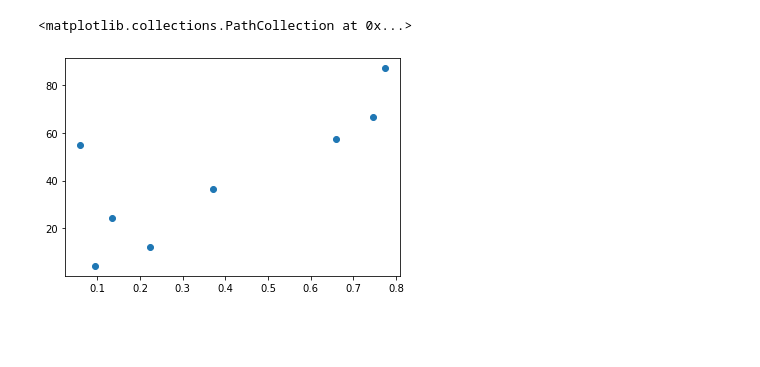
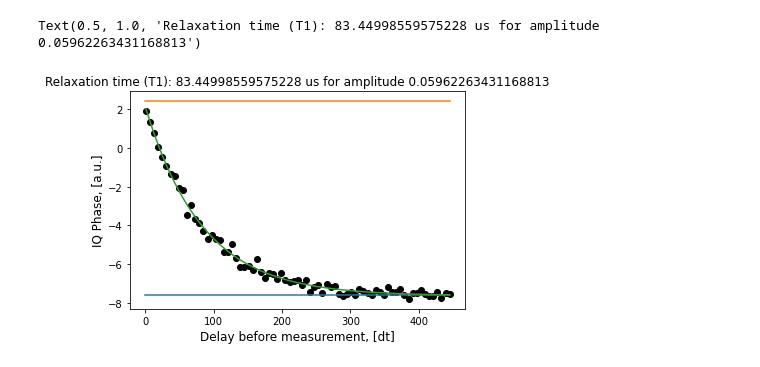
Before and after one commit to noahberthusen/Benewop-benchmarking, a Jupyter notebook: Amplitude_vs_T1.ipynb, the cells around one changed output. Cells and saved outputs as stored; diff of their text form; code cells hidden in the pictures; blank space fills up the shorter version.

```diff
--- a/Amplitude_vs_T1.ipynb
+++ b/Amplitude_vs_T1.ipynb
@@ -91,3 +93,12 @@ array([   4500.,   31500.,   58500.,   85500.,  112500.,  139500.,
+# %%
+pulse_info = [[16, 80, 0.746812671196298],
+ [16, 112, 0.7728705049061994],
+ [16, 176, 0.6585249221137706],
+ [32, 256, 0.3697423251225845],
+ [48, 400, 0.22222851740909544],
+ [80, 608, 0.13313518634587407],
+ [112, 944, 0.09471767851172616],
+ [176, 1440, 0.05962263431168813]]
 # %%
 time_max_us = 450
 time_step_us = 6
@@ -106,15 +117,16 @@ for i in range(len(pulse_info)):
                                                       name=f"Rabi drive amplitude = {pulse_info[i][2]}"), drive_chan)
 #         sched += qiskit.pulse.Play(SamplePulse(Xp(qb).samples, name=f'Xp{qb}'), drive_chan)
 
-        sched += measure << (sched.duration + int(delay))
+        sched |= measure << int(delay)
         t1_schedules.append(sched)
 
-num_shots = 1024
+num_shots = 512
 
-t1_experiment = assemble(t1_schedules,
-                        backend=backend,
-                        meas_level=1,
-                        meas_return='avg',
-                        shots=num_shots,
-                        schedule_los=[{drive_chan: defaults.qubit_freq_est[qb]}] * len(t1_schedules))
-job = backend.run(t1_experiment)
+schedule = pulse.Schedule(name='|0> state')
+schedule += measure << schedule.duration
+t1_schedules.append(schedule) # add zero state to experiments
+
+schedule = pulse.Schedule(name='|1> state')
+schedule += Play(SamplePulse(Xp(qb).samples), drive_chan)
+schedule += measure << schedule.duration
+t1_schedules.append(schedule) # add 1 state to experiments
@@ -131,9 +147,11 @@ all_fits = []
 for i in range(len(pulse_info)):
     single_amp_data = []
     for j in range(len(delay_times_dt)):
-        single_amp_data.append(t1_results.get_memory((i * len(times_us) + j))[qb] * scale_factor)
+        data = t1_results.get_memory((i * len(times_us) + j))[qb] * scale_factor
+        single_amp_data.append(np.mean(data))
 
-    single_amp_data = np.real(single_amp_data)
+
+    single_amp_data = np.angle(single_amp_data, deg=True)
     t1_values.append(single_amp_data)
 
     fun = lambda x, A, C, T1: (A * np.exp(-x / T1) + C)
@@ -154,5 +165,14 @@ plt.plot(times_us, all_fits[a])
-# %%
-plt.scatter(np.array(pulse_info)[:, 2], all_T1s)
-# %% [output]
-<matplotlib.collections.PathCollection at 0x...>
-[figure, removed]
+# %%
+a = 5
+num_scheds = len(pulse_info) * len(delay_times_dt)
+plt.plot([0,max(times_us)],2*[np.mean(np.angle(t1_results.get_memory(num_scheds)[qb] * scale_factor,deg=True))],label="|0> state") # plot 0 state horizontal line
+plt.plot([0,max(times_us)],2*[np.mean(np.angle(t1_results.get_memory(num_scheds+1)[qb] * scale_factor,deg=True))],label="|1> state") # plot 1 state horizontal line
+
+plt.scatter(times_us, t1_values[a], color='black') # plot real part of Rabi values
+plt.plot(times_us, all_fits[a])
+plt.xlabel('Delay before measurement, [dt]', fontsize=12)
+plt.ylabel('IQ Phase, [a.u.]', fontsize=12)
+plt.title(f'Relaxation time (T1): {all_T1s[a]} us for amplitude {pulse_info[a][2]}')
+# %% [output]
+Text(0.5, 1.0, 'Relaxation time (T1): 83.44998559575228 us for amplitude 0.05962263431168813')
+[figure, added]
```
Also changed, not shown: parts of 10 cells of this notebook, 2 other files.
